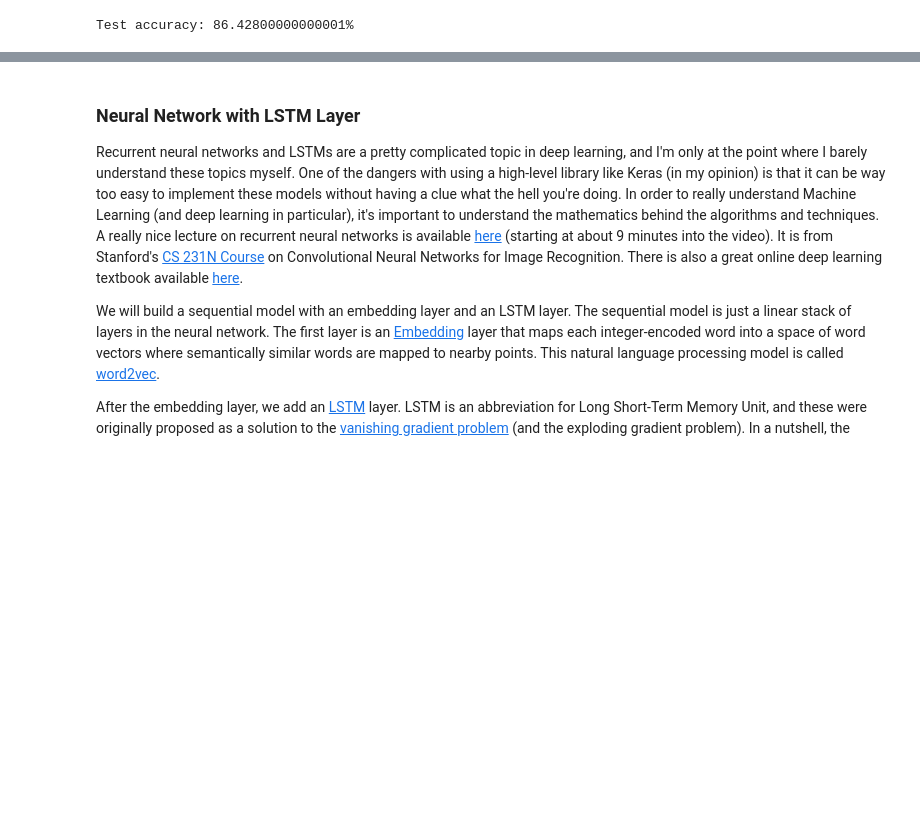
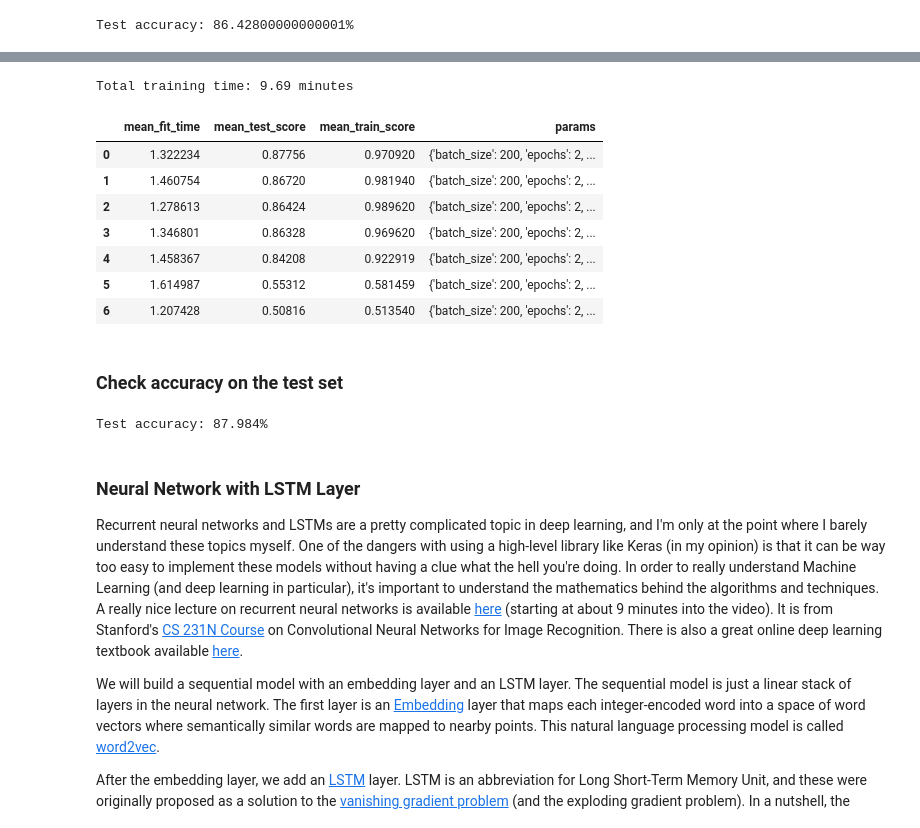
Before and after one commit to marty-vanhoof/IMdb_Movie_Review_Classifier, a Jupyter notebook: classifying_reviews_with_keras.ipynb, the cells around one changed output, grey strips where cells are left out. Saved outputs shown, nothing was run; the diff lists cells and outputs as text; code cells hidden in the pictures; blank space fills up the shorter version.

Commit message:
Tune the training optimization algorithm

```diff
--- a/classifying_reviews_with_keras.ipynb
+++ b/classifying_reviews_with_keras.ipynb
@@ -282,3 +296,21 @@ Test accuracy: 86.42800000000001%
+# %%
+display_results('imdb_results/grid_optimizer_results.csv')
+# %% [output]
+Total training time: 9.69 minutes
+|  | mean_fit_time | mean_test_score | mean_train_score | params |
+| 0 | 1.322234 | 0.87756 | 0.970920 | {'batch_size': 200, 'epochs': 2, ... |
+| 1 | 1.460754 | 0.86720 | 0.981940 | {'batch_size': 200, 'epochs': 2, ... |
+| 2 | 1.278613 | 0.86424 | 0.989620 | {'batch_size': 200, 'epochs': 2, ... |
+| 3 | 1.346801 | 0.86328 | 0.969620 | {'batch_size': 200, 'epochs': 2, ... |
+| 4 | 1.458367 | 0.84208 | 0.922919 | {'batch_size': 200, 'epochs': 2, ... |
+| 5 | 1.614987 | 0.55312 | 0.581459 | {'batch_size': 200, 'epochs': 2, ... |
+| 6 | 1.207428 | 0.50816 | 0.513540 | {'batch_size': 200, 'epochs': 2, ... |
+# %% [markdown]
+### Check accuracy on the test set
+# %%
+check_model('imdb_results/imdb_optimizer_best.hdf5')
+# %% [output]
+Test accuracy: 87.984%
 # %% [markdown]
 ### Neural Network with LSTM Layer
 
```
Also changed, not shown: parts of 5 cells of this notebook.
